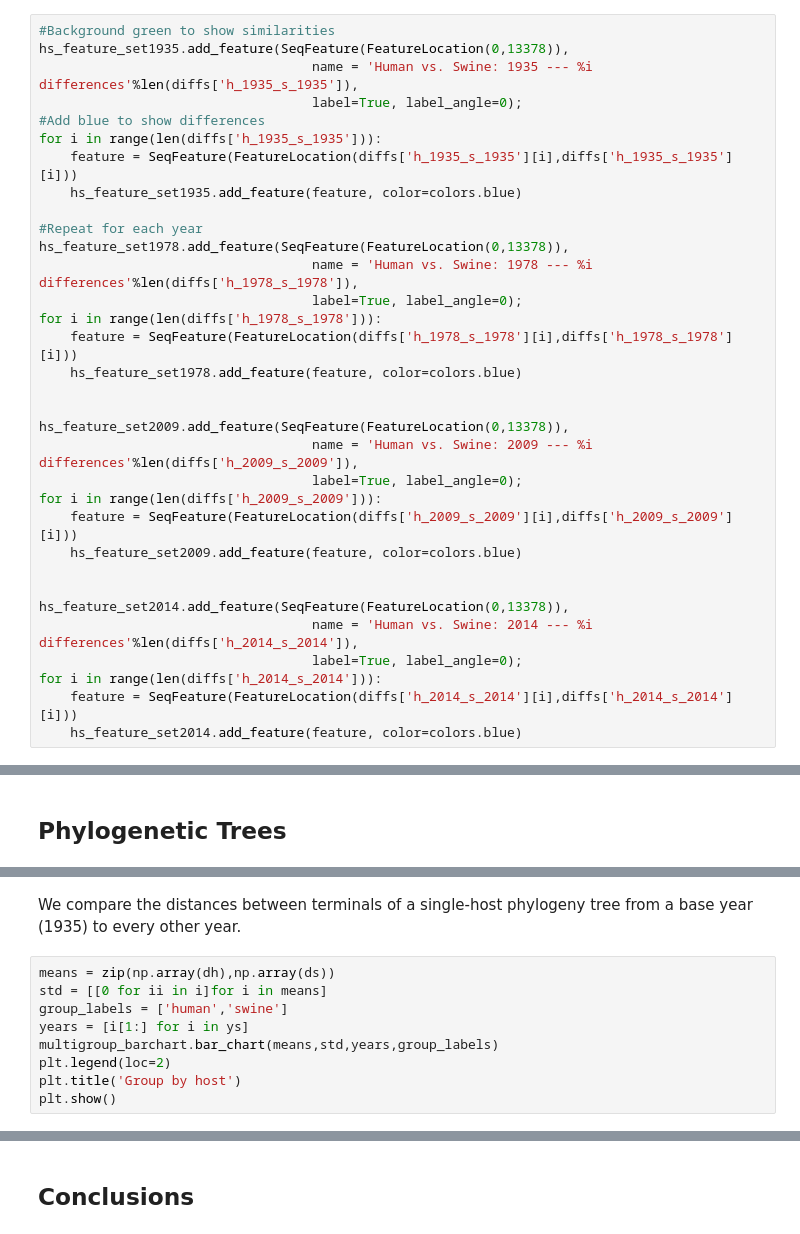
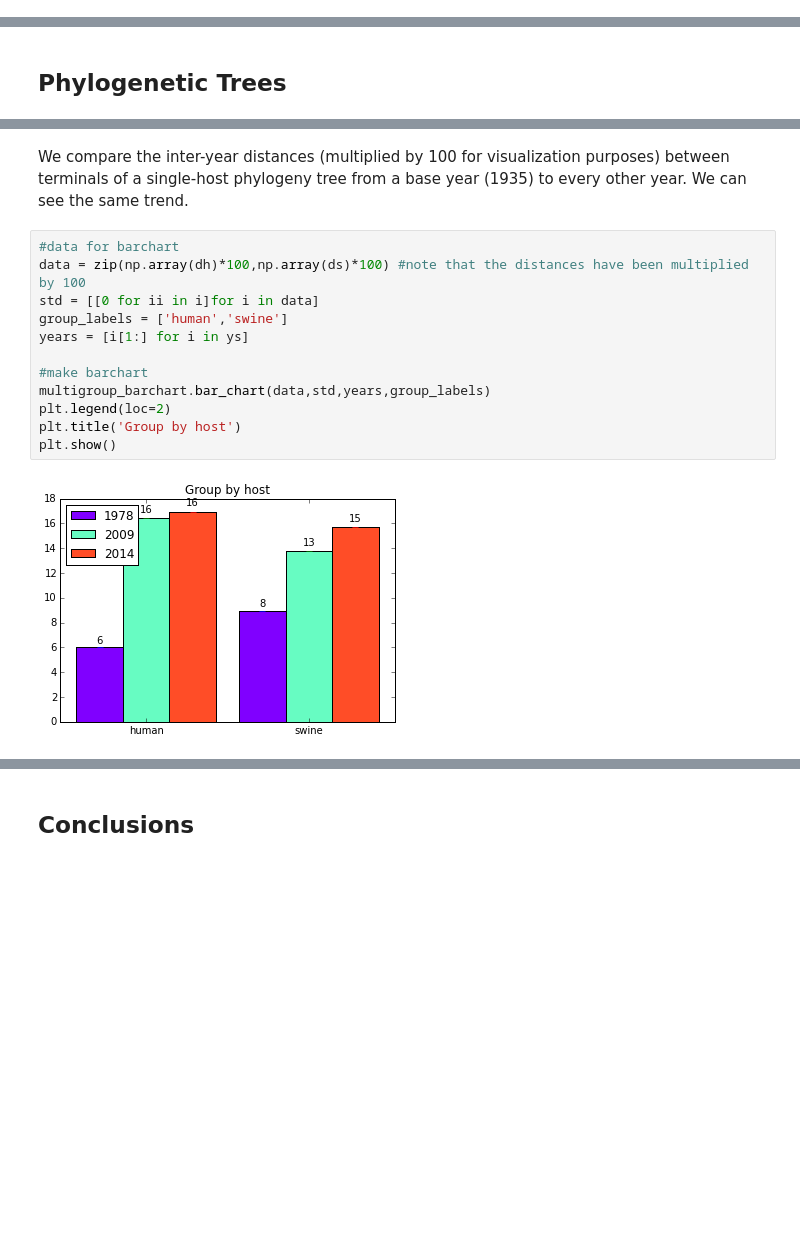
Before and after one commit to drcgw/IPython-Big-Data, a Jupyter notebook: Project-1-Sequencing/Master Notebook/Master notebook H1N1 project.ipynb, the cells around one changed output, grey strips where cells are left out. Saved outputs shown, nothing was run; the diff lists cells and outputs as text; blank space fills up the shorter version.

Commit message:
Final modifications to the phylogenetic tree section made.

```diff
--- a/Project-1-Sequencing/Master Notebook/Master notebook H1N1 project.ipynb
+++ b/Project-1-Sequencing/Master Notebook/Master notebook H1N1 project.ipynb
@@ -438,33 +283,0 @@ hs_feature_set2014 = hs_features2014.new_set()
-# %%
-#Background green to show similarities
-hs_feature_set1935.add_feature(SeqFeature(FeatureLocation(0,13378)),
-                                   name = 'Human vs. Swine: 1935 --- %i differences'%len(diffs['h_1935_s_1935']),
-                                   label=True, label_angle=0);
-#Add blue to show differences
-for i in range(len(diffs['h_1935_s_1935'])):
-    feature = SeqFeature(FeatureLocation(diffs['h_1935_s_1935'][i],diffs['h_1935_s_1935'][i]))
-    hs_feature_set1935.add_feature(feature, color=colors.blue)
-
-#Repeat for each year
-hs_feature_set1978.add_feature(SeqFeature(FeatureLocation(0,13378)),
-                                   name = 'Human vs. Swine: 1978 --- %i differences'%len(diffs['h_1978_s_1978']),
-                                   label=True, label_angle=0);
-for i in range(len(diffs['h_1978_s_1978'])):
-    feature = SeqFeature(FeatureLocation(diffs['h_1978_s_1978'][i],diffs['h_1978_s_1978'][i]))
-    hs_feature_set1978.add_feature(feature, color=colors.blue)
-
-
-hs_feature_set2009.add_feature(SeqFeature(FeatureLocation(0,13378)),
-                                   name = 'Human vs. Swine: 2009 --- %i differences'%len(diffs['h_2009_s_2009']),
-                                   label=True, label_angle=0);
-for i in range(len(diffs['h_2009_s_2009'])):
-    feature = SeqFeature(FeatureLocation(diffs['h_2009_s_2009'][i],diffs['h_2009_s_2009'][i]))
-    hs_feature_set2009.add_feature(feature, color=colors.blue)
-
-
-hs_feature_set2014.add_feature(SeqFeature(FeatureLocation(0,13378)),
-                                   name = 'Human vs. Swine: 2014 --- %i differences'%len(diffs['h_2014_s_2014']),
-                                   label=True, label_angle=0);
-for i in range(len(diffs['h_2014_s_2014'])):
-    feature = SeqFeature(FeatureLocation(diffs['h_2014_s_2014'][i],diffs['h_2014_s_2014'][i]))
-    hs_feature_set2014.add_feature(feature, color=colors.blue)
@@ -568,14 +412,19 @@ hd = terminal_dists(human_tree)
 yh,dh = compare_terminals_to_base_element(human_tree,'h1935')
 ys,ds = compare_terminals_to_base_element(swine_tree,'s1935')
 # %% [markdown]
-We compare the distances between terminals of a single-host phylogeny tree from a base year (1935) to every other year.
+We compare the inter-year distances (multiplied by 100 for visualization purposes) between terminals of a single-host phylogeny tree from a base year (1935) to every other year. We can see the same trend.
 # %%
-means = zip(np.array(dh),np.array(ds))
-std = [[0 for ii in i]for i in means]
+#data for barchart
+data = zip(np.array(dh)*100,np.array(ds)*100) #note that the distances have been multiplied by 100
+std = [[0 for ii in i]for i in data]
 group_labels = ['human','swine']
 years = [i[1:] for i in ys]
-multigroup_barchart.bar_chart(means,std,years,group_labels)
+
+#make barchart
+multigroup_barchart.bar_chart(data,std,years,group_labels)
 plt.legend(loc=2)
 plt.title('Group by host')
 plt.show()
+# %% [output]
+[figure, added]
 # %%
```
Also changed, not shown: parts of 48 cells of this notebook.
